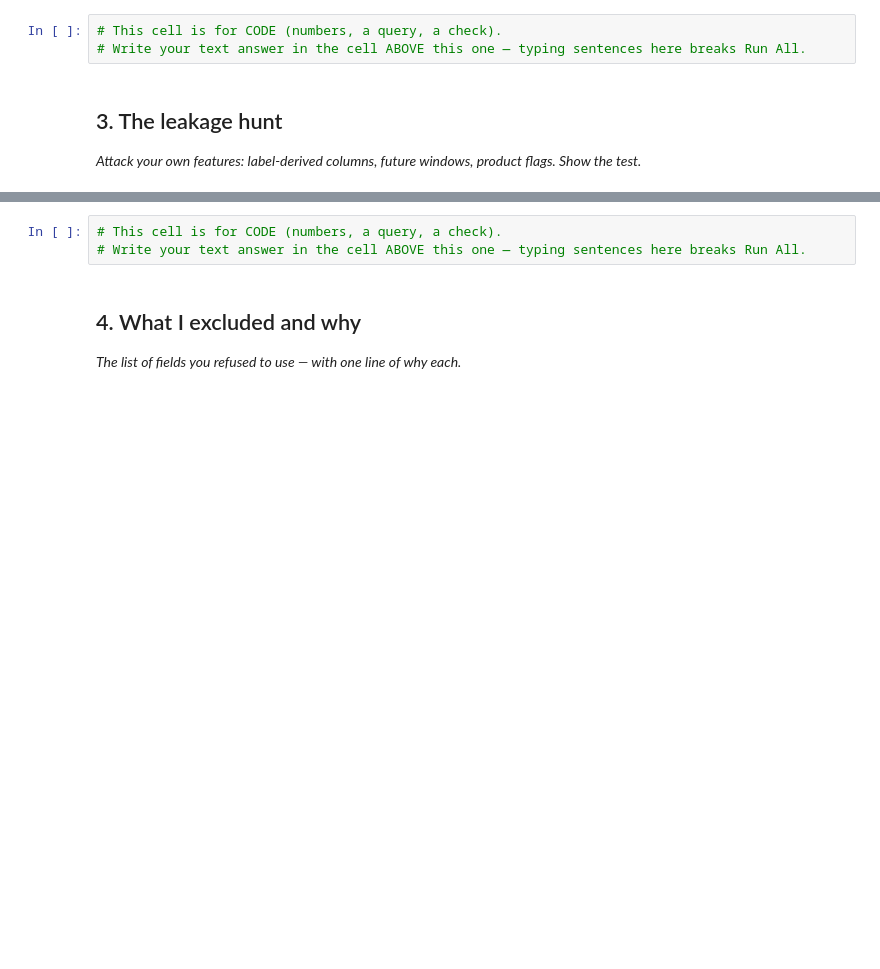
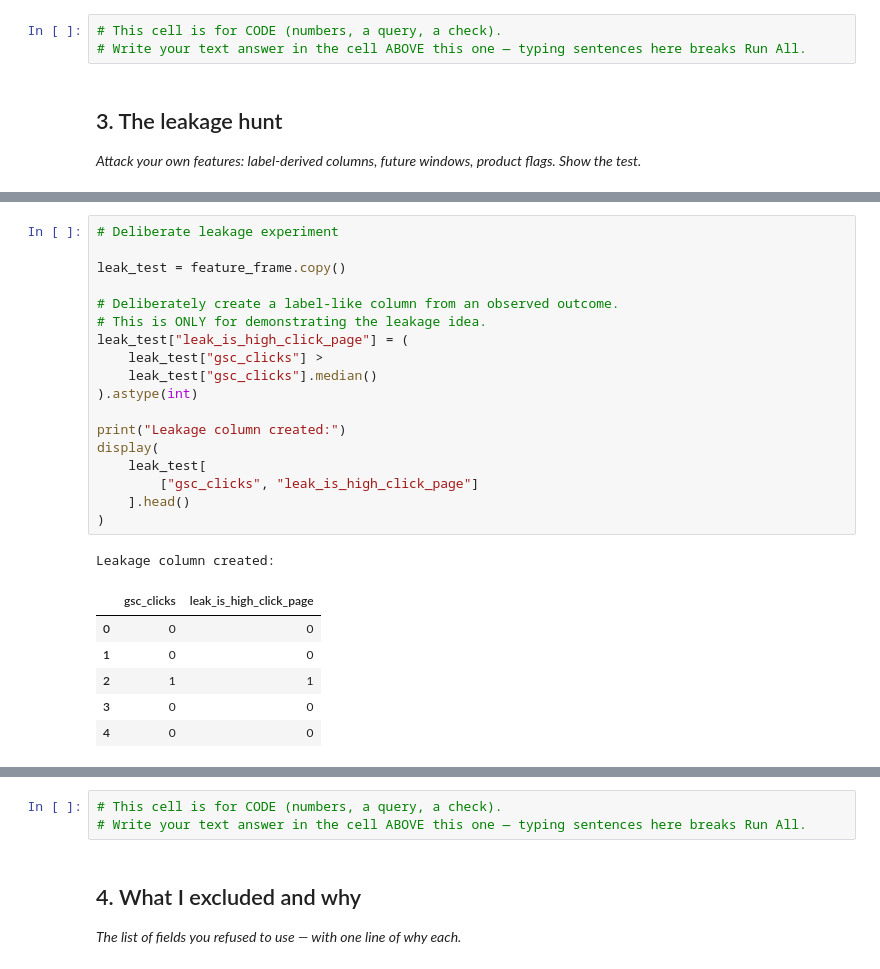
Before and after one commit to manahilrubabsatti/flyrank-ml, a Jupyter notebook: work/notebooks/w03_feature_leakage_check.ipynb, the cells around one changed output, grey strips where cells are left out. Cells and saved outputs as stored; diff of their text form; blank space fills up the shorter version.

```diff
--- a/work/notebooks/w03_feature_leakage_check.ipynb
+++ b/work/notebooks/w03_feature_leakage_check.ipynb
@@ -26,0 +185,26 @@ This skeleton is yours to fill. Work the sections **in order** — each one has
+# %%
+# Deliberate leakage experiment
+
+leak_test = feature_frame.copy()
+
+# Deliberately create a label-like column from an observed outcome.
+# This is ONLY for demonstrating the leakage idea.
+leak_test["leak_is_high_click_page"] = (
+    leak_test["gsc_clicks"] >
+    leak_test["gsc_clicks"].median()
+).astype(int)
+
+print("Leakage column created:")
+display(
+    leak_test[
+        ["gsc_clicks", "leak_is_high_click_page"]
+    ].head()
+)
+# %% [output]
+Leakage column created:
+|  | gsc_clicks | leak_is_high_click_page |
+| 0 | 0 | 0 |
+| 1 | 0 | 0 |
+| 2 | 1 | 1 |
+| 3 | 0 | 0 |
+| 4 | 0 | 0 |
```
Also changed, not shown: parts of 11 cells of this notebook.
